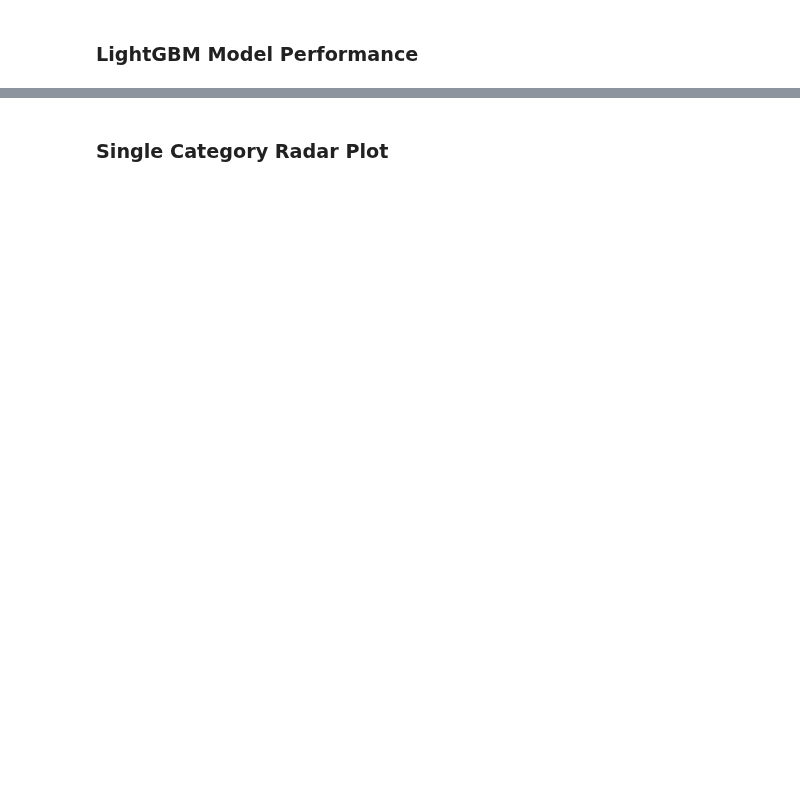
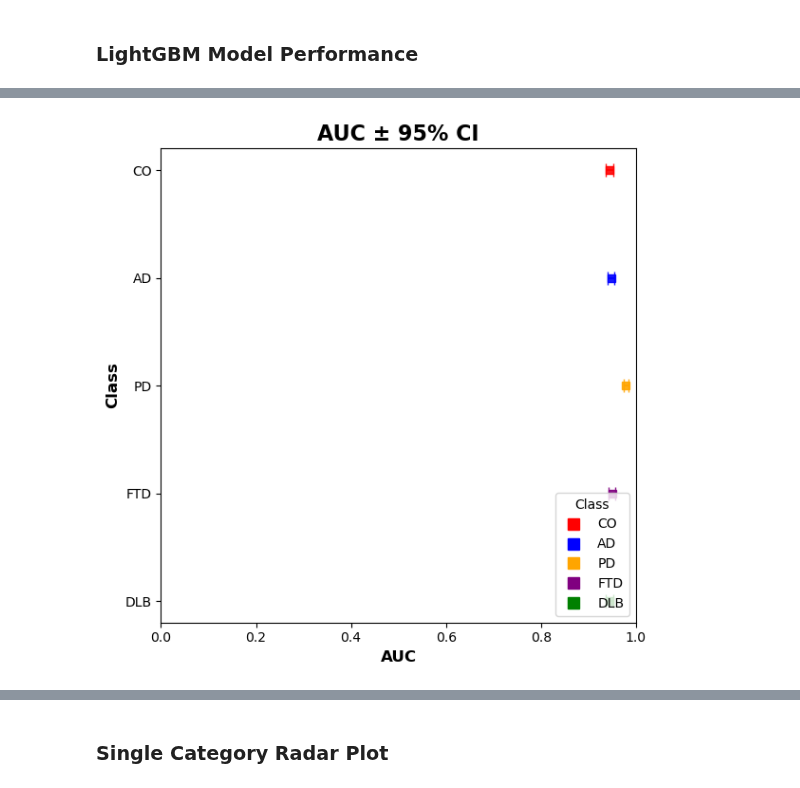
Before and after one commit to YingXu001/CSF_Plasma_Proteomics_AI_Classifier, a Jupyter notebook: LightGBM_WashU_PUB.ipynb, the cells around one changed output, grey strips where cells are left out. Cells and saved outputs as stored; diff of their text form; code cells hidden in the pictures; blank space fills up the shorter version.

```diff
--- a/LightGBM_WashU_PUB.ipynb
+++ b/LightGBM_WashU_PUB.ipynb
@@ -190,0 +299,37 @@ Name: count, dtype: int64
+# %%
+# ===========================================================
+# ★  4)  AUC ± 95% Confidence Interval (Wald Method)
+# ===========================================================
+auc_rows = []
+for i, cls in enumerate(class_labels):
+    if sample_cnt[i] == 0:
+        continue
+    auc_val = roc_auc[i]
+    se_auc  = np.sqrt((auc_val*(1-auc_val))/n_samples)
+    ci_low, ci_up = auc_val-1.96*se_auc, auc_val+1.96*se_auc
+    auc_rows.append([cls, auc_val, ci_low, ci_up])
+
+auc_df = pd.DataFrame(auc_rows, columns=['Class','AUC','CI_low','CI_up'])
+
+# Plot AUC with error bars
+order     = ['CO','AD','PD','FTD','DLB']
+color_map = {'AD':'blue','CO':'red','DLB':'green','FTD':'purple','PD':'orange'}
+auc_df['Class'] = pd.Categorical(auc_df['Class'], categories=order, ordered=True)
+auc_df = auc_df.sort_values('Class', ascending=False)
+
+plt.figure(figsize=(6,6))
+for _, r in auc_df.iterrows():
+    plt.errorbar(r['AUC'], r['Class'],
+                 xerr=[[r['AUC']-r['CI_low']],
+                       [r['CI_up']-r['AUC']]],  # CI as x-error
+                 fmt='s', color=color_map[r['Class']], capsize=5, alpha=0.9)
+plt.xlabel('AUC', size=12, weight='bold')
+plt.ylabel('Class', size=12, weight='bold')
+plt.title('AUC ± 95% CI', size=16, weight='bold')
+plt.xlim(0,1); plt.grid(False)
+cust = [Line2D([0],[0], color=color_map[c], marker='s', linestyle='',
+               markersize=8) for c in order]
+plt.legend(cust, order, title='Class', loc='lower right')
+plt.tight_layout(); plt.show()
+# %% [output]
+[figure, added]
```
Also changed, not shown: parts of 32 cells of this notebook, 5 other files.
